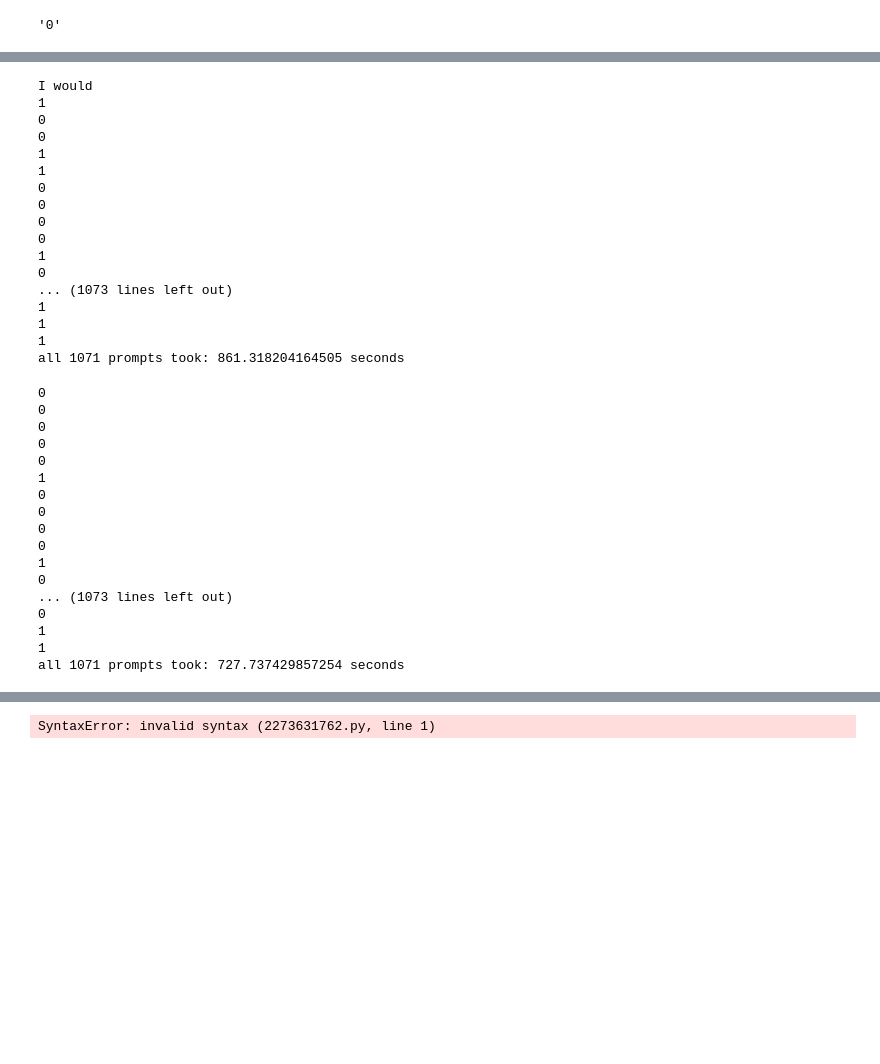
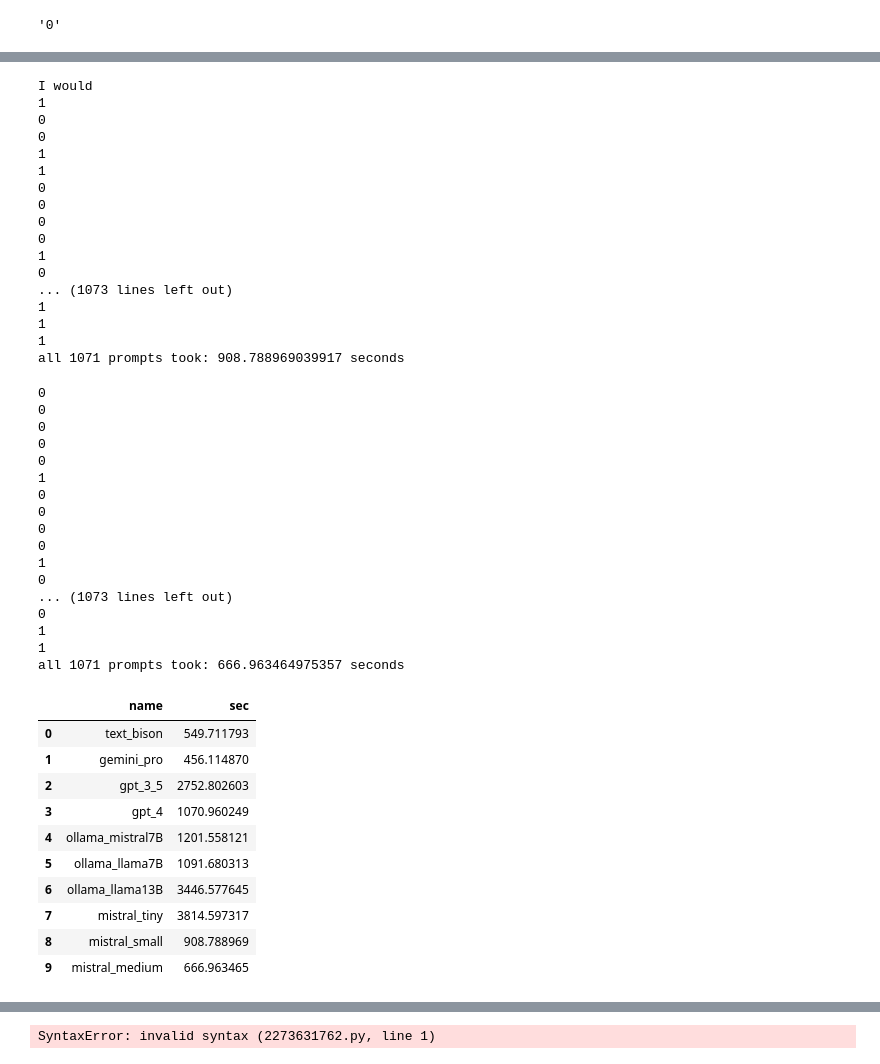
Before and after one commit to walkerdustin/genAI-concept-search, a Jupyter notebook: experiment_notebook.ipynb, the cells around one changed output, grey strips where cells are left out. Cells and saved outputs as stored; diff of their text form; code cells hidden in the pictures; blank space fills up the shorter version.

```diff
--- a/experiment_notebook.ipynb
+++ b/experiment_notebook.ipynb
@@ -738,6 +938,9 @@ else:
 
     experiment_df.insert(2,"mistral_small_ratings", mistral_small_responses_int)
     experiment_df.insert(2,"mistral_small_response_objects", mistral_small_response_objects)
+
+    # save time in times_df
+    times_df = pd.concat([times_df, pd.DataFrame([{'name': 'mistral_small', 'sec': total_time_for_mistral_small}])])
 # %% [output]
 I would
 1
@@ -755,7 +958,7 @@ I would
 1
 1
 1
-all 1071 prompts took: 861.318204164505 seconds
+all 1071 prompts took: 908.788969039917 seconds
 # %%
 # if the column mistral_medium_ratings already exists, then read skip this execution
 if "mistral_medium_ratings" in list(experiment_df.columns):
@@ -784,6 +987,9 @@ else:
 
     experiment_df.insert(2,"mistral_medium_ratings", mistral_medium_responses_int)
     experiment_df.insert(2,"mistral_medium_response_objects", mistral_medium_response_objects)
+
+    # save time in times_df
+    times_df = pd.concat([times_df, pd.DataFrame([{'name': 'mistral_medium', 'sec': total_time_for_mistral_medium}])])
 # %% [output]
 0
 0
@@ -801,7 +1007,7 @@ else:
 0
 1
 1
-all 1071 prompts took: 727.737429857254 seconds
+all 1071 prompts took: 666.963464975357 seconds
 # %%
 experiment_df.to_csv("data/experiment_df.csv")
 # %%
@@ -808,0 +1017,14 @@ experiment_df.to_json("data/experiment_df.json")
+# %%
+times_df
+# %% [output]
+|  | name | sec |
+| 0 | text_bison | 549.711793 |
+| 1 | gemini_pro | 456.114870 |
+| 2 | gpt_3_5 | 2752.802603 |
+| 3 | gpt_4 | 1070.960249 |
+| 4 | ollama_mistral7B | 1201.558121 |
+| 5 | ollama_llama7B | 1091.680313 |
+| 6 | ollama_llama13B | 3446.577645 |
+| 7 | mistral_tiny | 3814.597317 |
+| 8 | mistral_small | 908.788969 |
+| 9 | mistral_medium | 666.963465 |
```
Also changed, not shown: parts of 20 cells of this notebook, 4 other files.
